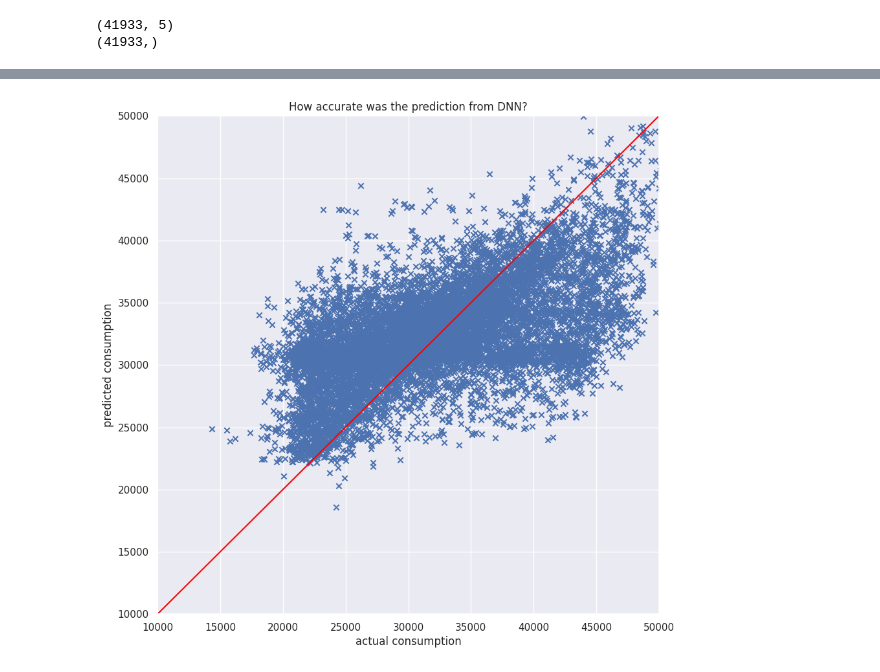
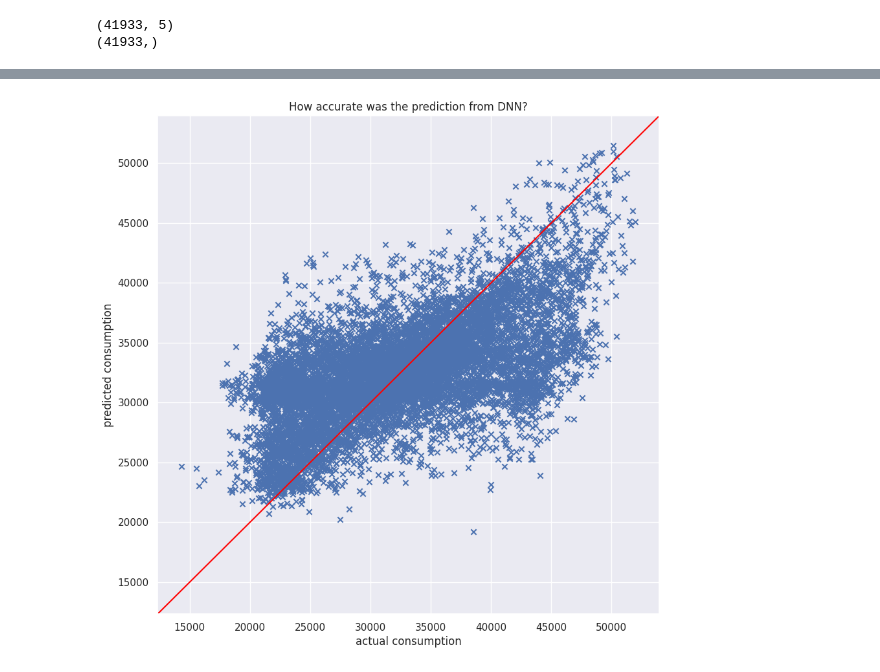
Before and after one commit to KnightChaser/ML-challenge, a Jupyter notebook: EX_challenging_problems/03_power_consumption_prediction/electricity_usage_prediction_challenge_DNN.ipynb, the cells around one changed output, grey strips where cells are left out. Drawn from its saved outputs; the diff is of its cells as text; code cells hidden in the pictures.

```diff
--- a/EX_challenging_problems/03_power_consumption_prediction/electricity_usage_prediction_challenge_DNN.ipynb
+++ b/EX_challenging_problems/03_power_consumption_prediction/electricity_usage_prediction_challenge_DNN.ipynb
@@ -97,7 +133,7 @@ test_target  = test_dataset.pop("Zone 1 Power Consumption")
 # %%
 from sklearn.preprocessing import StandardScaler, MinMaxScaler
 
-ss = MinMaxScaler()
+ss = StandardScaler()           # you can use both
 
 ss.fit(train_dataset)
 train_scaled = ss.transform(train_dataset)
@@ -218,7 +257,8 @@ plt.title("How accurate was the prediction from DNN?")
 plt.xlabel("actual consumption")
 plt.ylabel("predicted consumption")
 
-axis_range = [10000, 50000]
+# axis_range = [10000, 50000]
+axis_range = [min(min(test_target), min(prediction)) - 2000, max(max(test_target), max(prediction)) + 2000]
 plt.plot(axis_range, axis_range, linestyle = "solid", color = "red")
 plt.xlim(axis_range)
 plt.ylim(axis_range)
@@ -232 +272 @@ plt.show()
-[figure, old version]
+[figure, new version]
```
Also changed, not shown: parts of 7 cells of this notebook.
